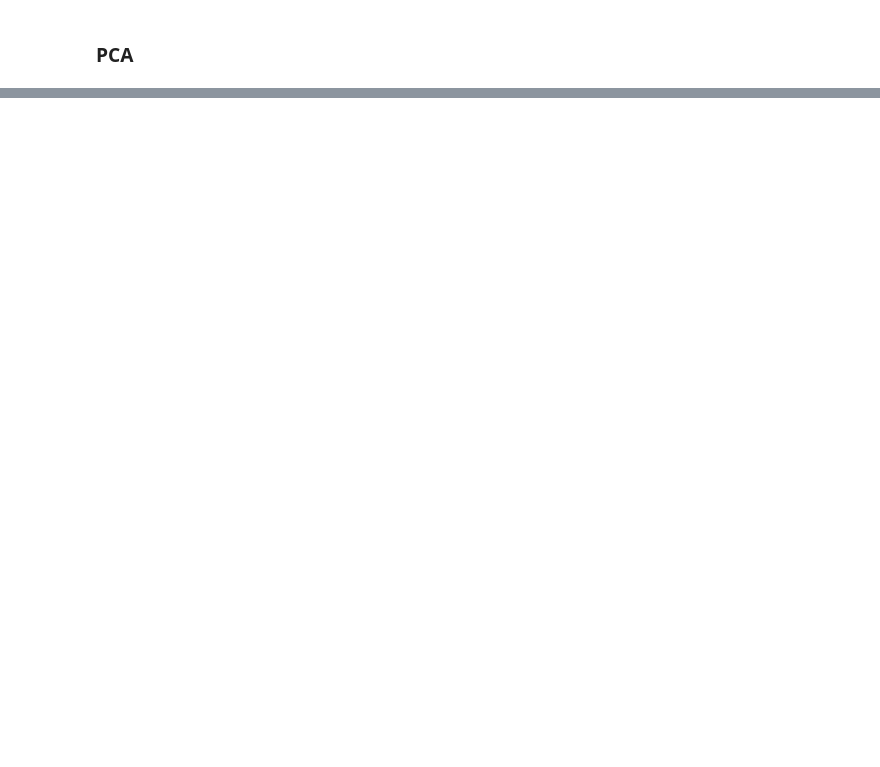
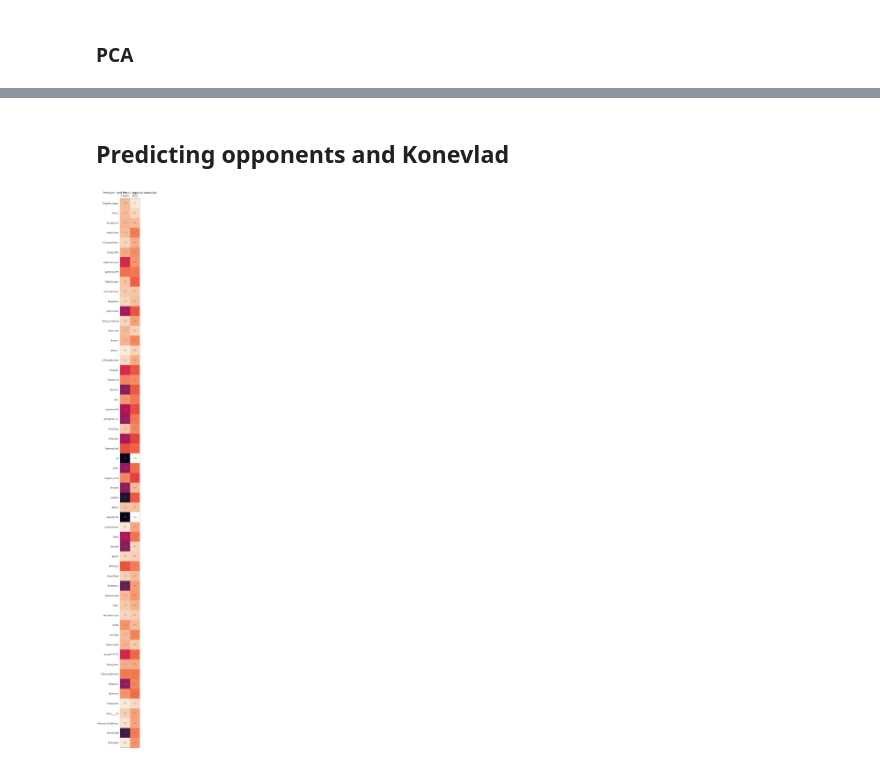
Before and after one commit to Daniel-Packer/data_science, a Jupyter notebook: chess_predictor/Summary.ipynb, the cells around one changed output, grey strips where cells are left out. Saved outputs shown, nothing was run; the diff lists cells and outputs as text; code cells hidden in the pictures; blank space fills up the shorter version.

```diff
--- a/chess_predictor/Summary.ipynb
+++ b/chess_predictor/Summary.ipynb
@@ -360,0 +368,25 @@ sum(log_reg_pca_fit.predict(X_test_pca) == y_test) / len(y_test)
+# %% [markdown]
+## Predicting opponents and Konevlad
+# %%
+players =['Konevlad', 'Liem_Chess', 'HansSchmidt', 'Zhigalko_Sergei', 'PUKLO', 'Benefactorr', 'MikeGScarn','E-Shaposhnikov','Arnelos', 'EnglishLongbow', 'Dacii', 'K-Georgiev', 'vistagausta', 'may6enexttime', 'grizzlybear79', 'LazaroBruzon', 'BabaRamdev', 'ChermanTrawz', 'bushidonaruto', 'Bestinblitz', 'opperwezen', 'NathyGonzalez', 'Ernst_Gruenfeld', 'Federicov93', 'Chesser22', 'Brrrrrrrr', 'Hunni-7', 'IGMGataKamsky','Eduiturri','arturchix','NIndja64','Polyclinical', 'elcaseno', 'gsvc', 'pozvonochek', 'epistimonas', 'dalmatinac101', 'Samson_Ofubu', 'Sigma_Tauri', 'CrazySage', 'ultraking1', 'Tryhard00', 'RD4ever', 'Rakhmanov_Aleksandr', 'OpeningGeek', 'Drvitman', 'jsl', 'Last7Samurai', 'KasparovModeOn', 'MELND-777', 'S2Pac', 'Evgeny_Levin', 'Chepursias', 'Feokl1995', 'Kiborg1987', 'Yarebore', 'mutdpro', 'Arteler', 'sillyMASTER', 'recapture', 'A_Kukhmazov', 'Tayka', 'jitanu76', 'Abik02', 'GMVallejo', 'ChessWeeb', 'Stratersest', 'Grandelicious', 'DrunkGatineau', 'BartoszSocko', 'Inventing_Invention', 'KIBORG799', 'dmitrij_IM', 'AdriD', 'backrankissues', 'IVK88', 'justantan', 'GrazyHunter', 'Wolverines1', 'Shant7777777', 'Farrukh78', 'Nima_Junior', 'federovski', 'AbasovN', 'Dynamo37', 'VerdeNotte', 'CaptainJames25', 'Alexander_Donchenko', 'ElAsesinoFavorito', 'Brigello', 'GaMbit9285', 'darkghoul', 'Buhmann', 'Kelevra317', 'Amin_____tb', 'muisback', 'Alexandr_KhleBovich', 'lenochka18', 'GeorgMeier', 'IlSalvatore']
+
+df = pd.read_csv('data/Konevlad.csv')
+
+for i in range(1, len(players)):
+    df_temp = pd.read_csv('data/' + str(players[i]) + '.csv')
+    df = pd.concat([df, df_temp])
+
+players_count = df.white_player.value_counts()
+
+players_critical = []
+for player in players:
+    if players_count[player] >= 250:
+        players_critical.append(player)
+# %%
+kfold = StratifiedKFold(n_splits = 10, shuffle = True)
+
+svc = SVC(kernel = 'rbf')
+scaler = StandardScaler()
+pca = PCA(n_components = 50)
+
+results =[[1,1]for i in range(0,len(players_critical)-1)]
@@ -360,0 +450,22 @@ sum(log_reg_pca_fit.predict(X_test_pca) == y_test) / len(y_test)
+# %%
+
+fig,ax = plt.subplots(figsize = (7,50))
+
+plt.rcParams['xtick.bottom'] = plt.rcParams['xtick.labelbottom'] = False
+plt.rcParams['xtick.top'] = plt.rcParams['xtick.labeltop'] = True
+
+ax.imshow(results)
+ax.set_yticks(np.arange(len(players_critical)-1))
+ax.set_xticks(np.arange(2))
+
+
+ax.set_yticklabels(players_critical[1:])
+ax.set_xticklabels(['precision', 'recall'])
+
+for i in range(0,2):
+    for j in range(0,len(players_critical)-1):
+        text = ax.text(i, j, np.round(results[j][i],1), horizontalalignment="center", verticalalignment="center", color="gray" )
+
+text = ax.set_title("Precision and Recall against Konevlad", fontsize = 14)
+# %% [output]
+[figure, added]
```
Also changed, not shown: parts of 14 cells of this notebook, 2 other files.
